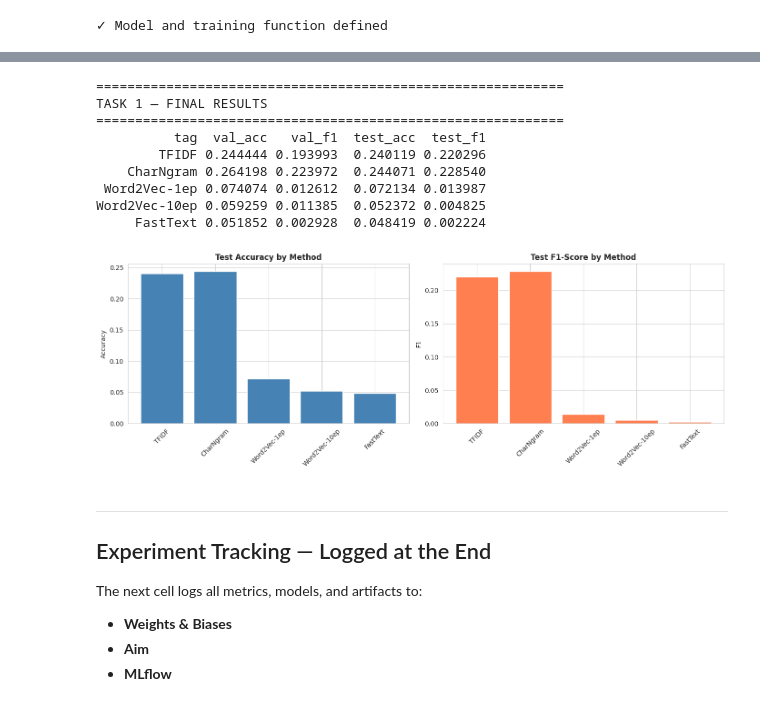
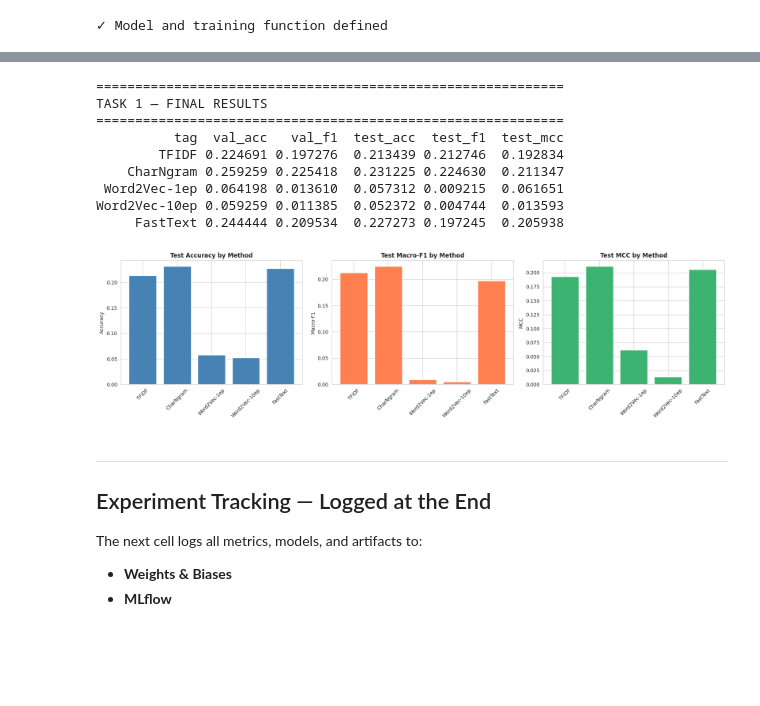
Before and after one commit to belinatom/NALAPROJECT, a Jupyter notebook: nlp_task1.ipynb, the cells around one changed output, grey strips where cells are left out. Saved outputs shown, nothing was run; the diff lists cells and outputs as text; code cells hidden in the pictures; blank space fills up the shorter version.

```diff
--- a/nlp_task1.ipynb
+++ b/nlp_task1.ipynb
@@ -150,7 +161,7 @@ def train_and_evaluate(x_tr, y_tr, x_vl, y_vl, x_te, y_te, tag,
         history['val_acc'].append(val_acc)
         history['val_f1'].append(val_f1)
 
-        if val_acc > best_val_acc:
+        if val_f1 > best_val_f1:
             best_val_acc, best_val_f1 = val_acc, val_f1
             torch.save(model.state_dict(), f'/tmp/best_{tag}.pth')
 
@@ -167,12 +178,15 @@ def train_and_evaluate(x_tr, y_tr, x_vl, y_vl, x_te, y_te, tag,
 
     test_acc = accuracy_score(targets, preds)
     test_f1  = f1_score(targets, preds, average='macro', zero_division=0)
+    test_mcc = matthews_corrcoef(targets, preds)
 
-    print(f'\n✓ {tag} | Val Acc={best_val_acc:.4f} F1={best_val_f1:.4f}')
-    print(f'✓ {tag} | Test Acc={test_acc:.4f} F1={test_f1:.4f}')
+    print(f'\n✓ {tag} | Val Macro-F1={best_val_f1:.4f}')
+    print(f'✓ {tag} | Test Acc={test_acc:.4f} | Macro-F1={test_f1:.4f} | MCC={test_mcc:.4f}')
+    print(f'\nPer-class report ({tag}):\n')
+    print(classification_report(targets, preds, zero_division=0))
 
     return {'tag': tag, 'val_acc': best_val_acc, 'val_f1': best_val_f1,
-            'test_acc': test_acc, 'test_f1': test_f1,
+            'test_acc': test_acc, 'test_f1': test_f1, 'test_mcc': test_mcc,
             'history': history, 'model_path': f'/tmp/best_{tag}.pth'}
 
 print('✓ Model and training function defined')
@@ -277,10 +308,12 @@ result_w2v10 = train_and_evaluate(
 # %%
-# Cell 8 — FastText (subword-aware embeddings)
-ft = FastText(sentences=tokens_train, vector_size=100, window=5,
-              min_count=2, sg=1, epochs=10, seed=seed, workers=1)
+# Cell 8 — FastText (Facebook pre-trained Swahili cc.sw.300 embeddings)
+print('Downloading Facebook Swahili FastText model (cc.sw.300.bin)...')
+fasttext.util.download_model('sw', if_exists='ignore')
+ft = fasttext.load_model('cc.sw.300.bin')
+print('✓ Model loaded')
 
-def doc_vec_ft(tokens, model, dim=100):
-    vecs = [model.wv[w] for w in tokens]
+def doc_vec_ft(tokens, model, dim=300):
+    vecs = [model.get_word_vector(w) for w in tokens if w.strip()]
     return np.mean(vecs, axis=0) if vecs else np.zeros(dim)
 
 x_tr_ft = np.array([doc_vec_ft(t, ft) for t in tokens_train])
@@ -289,6 +322,6 @@ x_te_ft = np.array([doc_vec_ft(t, ft) for t in tokens_test])
 
 result_ft = train_and_evaluate(
     x_tr_ft, y_train, x_vl_ft, y_val, x_te_ft, y_test,
-    tag='FastText', input_size=100, num_classes=num_classes, epochs=50
+    tag='FastText', input_size=300, num_classes=num_classes, epochs=50
 )
 # %% [output]
@@ -303,45 +345,47 @@ result_ft = train_and_evaluate(
 # %%
 # Cell 9 — Results summary and visualization
 all_results = [result_tfidf, result_char, result_w2v1, result_w2v10, result_ft]
 
 results_df = pd.DataFrame([
     {k: v for k, v in r.items() if k not in ('history', 'model_path')}
     for r in all_results
-])[['tag', 'val_acc', 'val_f1', 'test_acc', 'test_f1']]
+])[['tag', 'val_acc', 'val_f1', 'test_acc', 'test_f1', 'test_mcc']]
 
 print('\n' + '='*60)
 print('TASK 1 — FINAL RESULTS')
 print('='*60)
 print(results_df.to_string(index=False))
 
 results_df.to_csv('/content/task1_results.csv', index=False)
 
-fig, axes = plt.subplots(1, 2, figsize=(14, 5))
+fig, axes = plt.subplots(1, 3, figsize=(18, 5))
 axes[0].bar(results_df['tag'], results_df['test_acc'], color='steelblue')
 axes[0].set_title('Test Accuracy by Method', fontweight='bold')
 axes[0].set_ylabel('Accuracy'); axes[0].tick_params(axis='x', rotation=45)
 axes[1].bar(results_df['tag'], results_df['test_f1'], color='coral')
-axes[1].set_title('Test F1-Score by Method', fontweight='bold')
-axes[1].set_ylabel('F1'); axes[1].tick_params(axis='x', rotation=45)
+axes[1].set_title('Test Macro-F1 by Method', fontweight='bold')
+axes[1].set_ylabel('Macro-F1'); axes[1].tick_params(axis='x', rotation=45)
+axes[2].bar(results_df['tag'], results_df['test_mcc'], color='mediumseagreen')
+axes[2].set_title('Test MCC by Method', fontweight='bold')
+axes[2].set_ylabel('MCC'); axes[2].tick_params(axis='x', rotation=45)
 plt.tight_layout()
 plt.savefig('/content/task1_results.png', dpi=120, bbox_inches='tight')
 plt.show()
 # %% [output]
 ============================================================
 TASK 1 — FINAL RESULTS
 ============================================================
-          tag  val_acc   val_f1  test_acc  test_f1
-        TFIDF 0.244444 0.193993  0.240119 0.220296
-    CharNgram 0.264198 0.223972  0.244071 0.228540
- Word2Vec-1ep 0.074074 0.012612  0.072134 0.013987
-Word2Vec-10ep 0.059259 0.011385  0.052372 0.004825
-     FastText 0.051852 0.002928  0.048419 0.002224
+          tag  val_acc   val_f1  test_acc  test_f1  test_mcc
+        TFIDF 0.224691 0.197276  0.213439 0.212746  0.192834
+    CharNgram 0.259259 0.225418  0.231225 0.224630  0.211347
+ Word2Vec-1ep 0.064198 0.013610  0.057312 0.009215  0.061651
+Word2Vec-10ep 0.059259 0.011385  0.052372 0.004744  0.013593
+     FastText 0.244444 0.209534  0.227273 0.197245  0.205938
-[figure, old version]
+[figure, new version]
 # %% [markdown]
 ---
 ## Experiment Tracking — Logged at the End
 
 The next cell logs all metrics, models, and artifacts to:
 - **Weights & Biases**
-- **Aim**
 - **MLflow**
```
Also changed, not shown: parts of 11 cells of this notebook.
